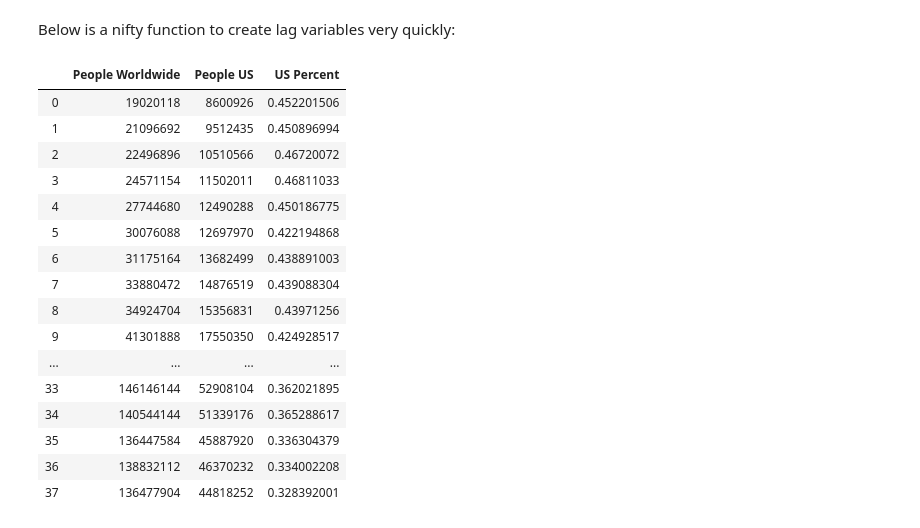
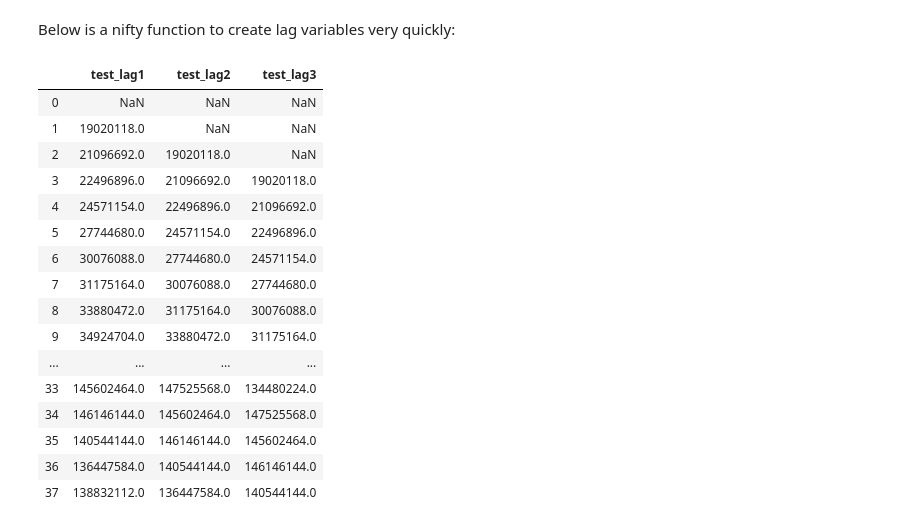
Before and after one commit to harizhisham/yahoo-tumblr, a Jupyter notebook: tumblr-acquistion-sol.ipynb, the cells around one changed output. Cells and saved outputs as stored; diff of their text form; code cells hidden in the pictures.

```diff
--- a/tumblr-acquistion-sol.ipynb
+++ b/tumblr-acquistion-sol.ipynb
@@ -132,8 +141,8 @@ def lag_variables(series, n, prefix = ''):
             col_name = 'lag' + str(i+1)
 
             if len(prefix) > 0:
-                prefix = str(prefix) + '_'
-                col_name = prefix + col_name
+                to_append = str(prefix) + '_'
+                col_name = to_append + col_name
 
             if key not in col_d:
                 col_d[i] = col_name
@@ -143,23 +152,23 @@ def lag_variables(series, n, prefix = ''):
         return df
     except:
         print('Something went wrong when lagging variables.')
-# %%
-df
-# %% [output]
-|  | People Worldwide | People US | US Percent |
-| 0 | 19020118 | 8600926 | 0.452201506 |
-| 1 | 21096692 | 9512435 | 0.450896994 |
-| 2 | 22496896 | 10510566 | 0.46720072 |
-| 3 | 24571154 | 11502011 | 0.46811033 |
-| 4 | 27744680 | 12490288 | 0.450186775 |
-| 5 | 30076088 | 12697970 | 0.422194868 |
-| 6 | 31175164 | 13682499 | 0.438891003 |
-| 7 | 33880472 | 14876519 | 0.439088304 |
-| 8 | 34924704 | 15356831 | 0.43971256 |
-| 9 | 41301888 | 17550350 | 0.424928517 |
-| ... | ... | ... | ... |
-| 33 | 146146144 | 52908104 | 0.362021895 |
-| 34 | 140544144 | 51339176 | 0.365288617 |
-| 35 | 136447584 | 45887920 | 0.336304379 |
-| 36 | 138832112 | 46370232 | 0.334002208 |
-| 37 | 136477904 | 44818252 | 0.328392001 |
+# %%
+lag_variables(y1,3,prefix='test')
+# %% [output]
+|  | test_lag1 | test_lag2 | test_lag3 |
+| 0 | NaN | NaN | NaN |
+| 1 | 19020118.0 | NaN | NaN |
+| 2 | 21096692.0 | 19020118.0 | NaN |
+| 3 | 22496896.0 | 21096692.0 | 19020118.0 |
+| 4 | 24571154.0 | 22496896.0 | 21096692.0 |
+| 5 | 27744680.0 | 24571154.0 | 22496896.0 |
+| 6 | 30076088.0 | 27744680.0 | 24571154.0 |
+| 7 | 31175164.0 | 30076088.0 | 27744680.0 |
+| 8 | 33880472.0 | 31175164.0 | 30076088.0 |
+| 9 | 34924704.0 | 33880472.0 | 31175164.0 |
+| ... | ... | ... | ... |
+| 33 | 145602464.0 | 147525568.0 | 134480224.0 |
+| 34 | 146146144.0 | 145602464.0 | 147525568.0 |
+| 35 | 140544144.0 | 146146144.0 | 145602464.0 |
+| 36 | 136447584.0 | 140544144.0 | 146146144.0 |
+| 37 | 138832112.0 | 136447584.0 | 140544144.0 |
```
Also changed, not shown: parts of 5 cells of this notebook.
